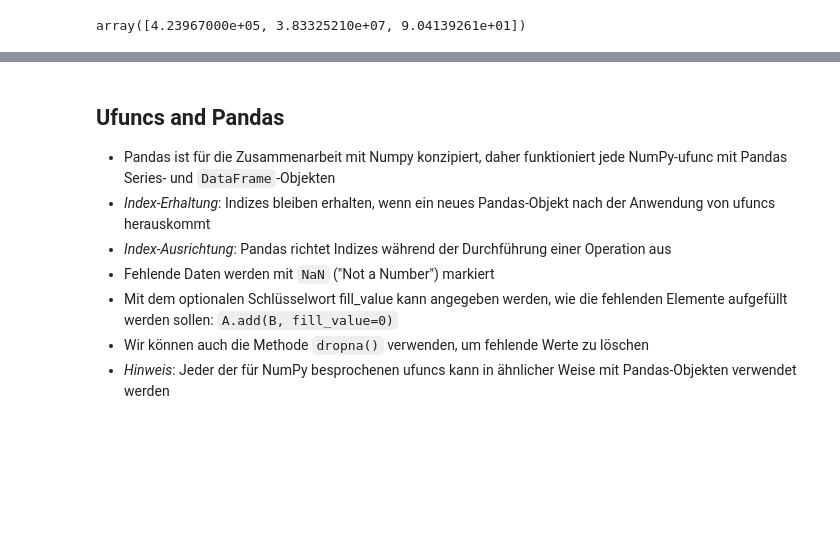
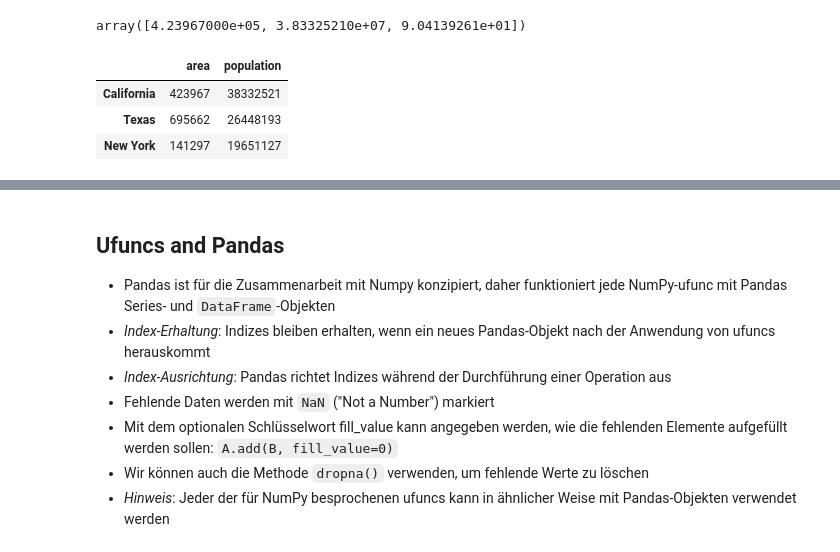
Before and after one commit to dpinezich/python-course-23-ugz, a Jupyter notebook: 03-python-advanced/02-examples/51-pandas/51-pandas.ipynb, the cells around one changed output, grey strips where cells are left out. Cells and saved outputs as stored; diff of their text form; code cells hidden in the pictures; blank space fills up the shorter version.

```diff
--- a/03-python-advanced/02-examples/51-pandas/51-pandas.ipynb
+++ b/03-python-advanced/02-examples/51-pandas/51-pandas.ipynb
@@ -293,6 +299,11 @@ data.values[0]
 # %% [output]
 array([4.23967000e+05, 3.83325210e+07, 9.04139261e+01])
 # %%
-data.iloc[:3, :2] # Use implicit indices
+data.iloc[0:3, 0:2] # Use implicit indices
+# %% [output]
+|  | area | population |
+| California | 423967 | 38332521 |
+| Texas | 695662 | 26448193 |
+| New York | 141297 | 19651127 |
 # %%
 data.loc[:'Illinois', :'population'] # Use explicit indices
```
Also changed, not shown: parts of 25 cells of this notebook, 4 other files.
